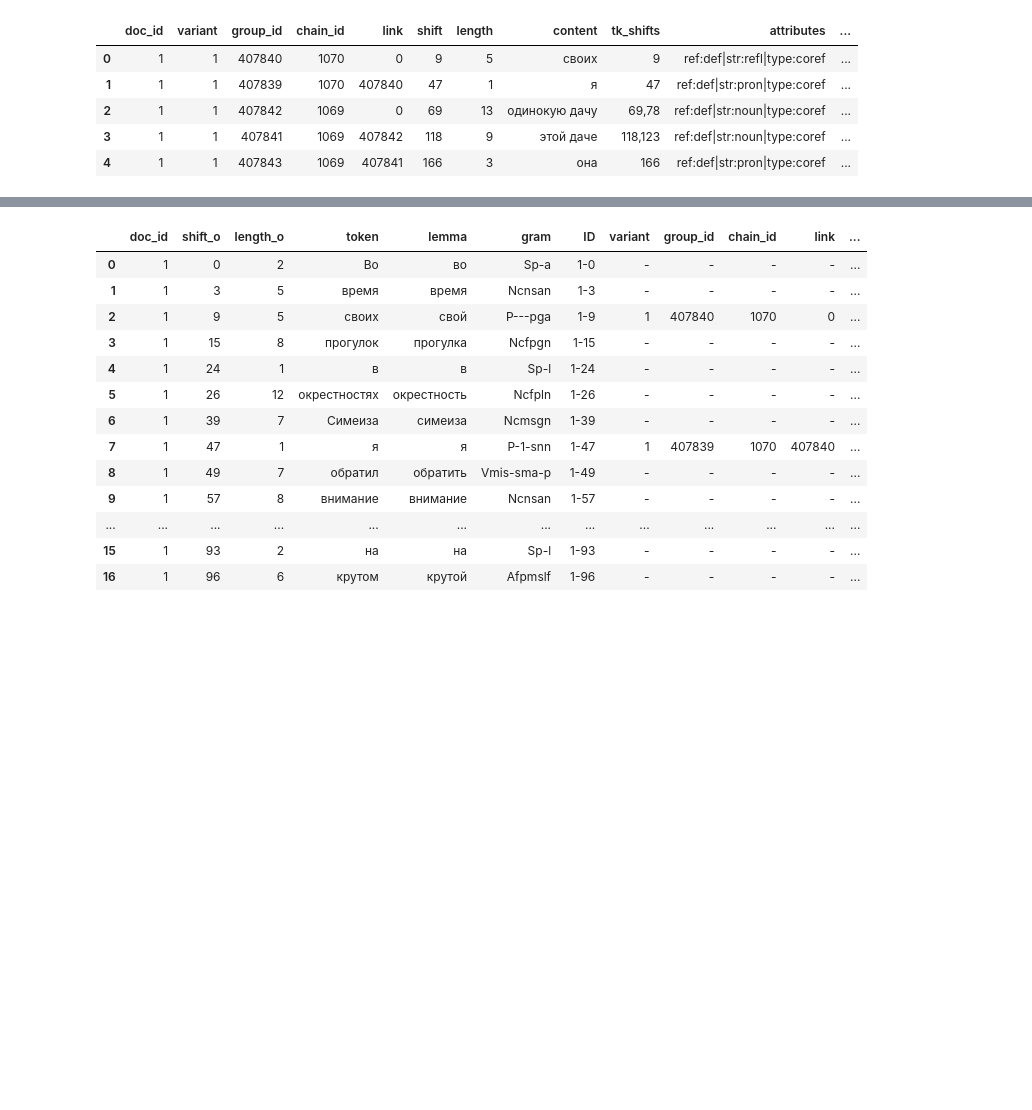
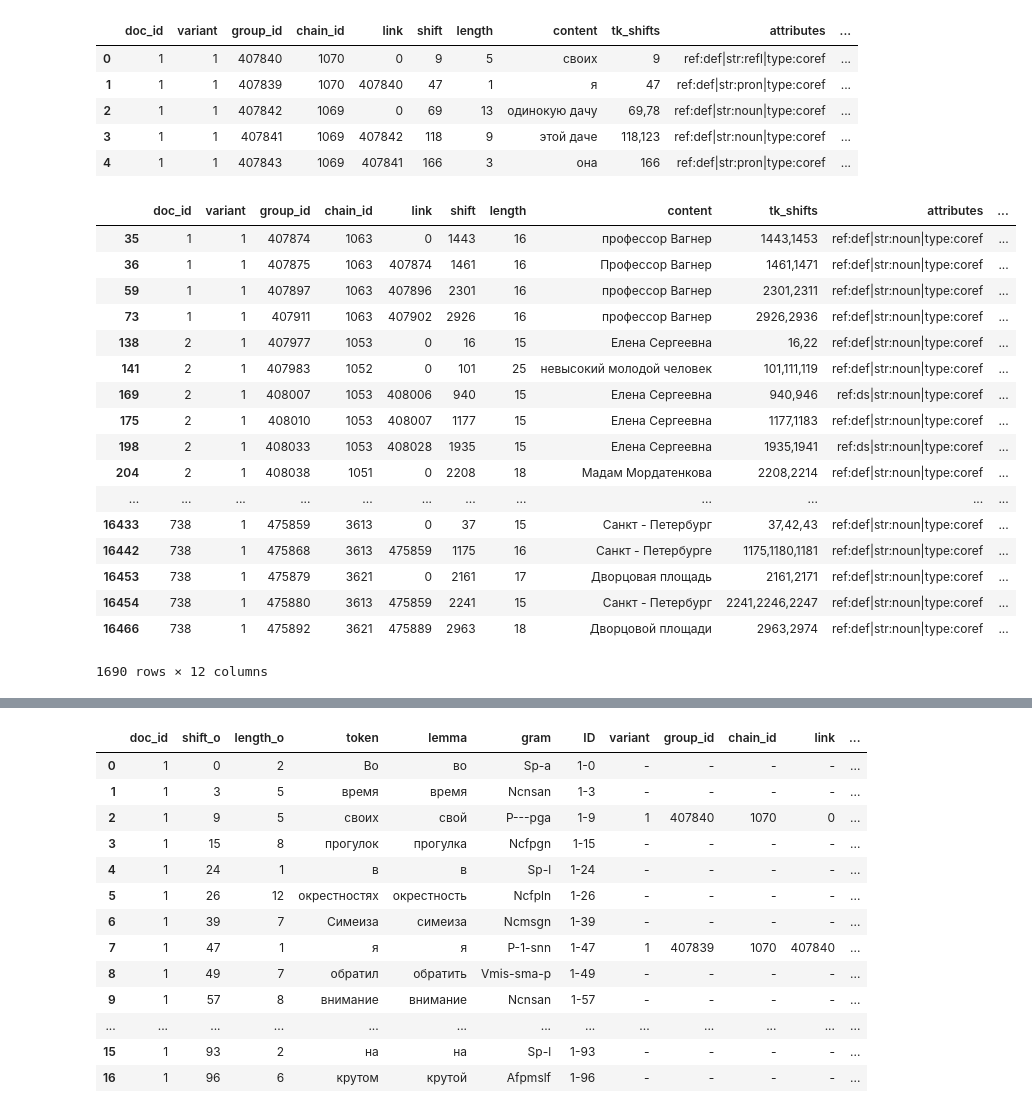
Before and after one commit to TovarischSukhov/anaphora_resolution, a Jupyter notebook: data_manupulation_1.ipynb, the cells around one changed output, grey strips where cells are left out. Cells and saved outputs as stored; diff of their text form; code cells hidden in the pictures; blank space fills up the shorter version.

```diff
--- a/data_manupulation_1.ipynb
+++ b/data_manupulation_1.ipynb
@@ -39,5 +39,26 @@ coreference.head()
 | 2 | 1 | 1 | 407842 | 1069 | 0 | 69 | 13 | одинокую дачу | 69,78 | ref:def|str:noun|type:coref | ... |
 | 3 | 1 | 1 | 407841 | 1069 | 407842 | 118 | 9 | этой даче | 118,123 | ref:def|str:noun|type:coref | ... |
 | 4 | 1 | 1 | 407843 | 1069 | 407841 | 166 | 3 | она | 166 | ref:def|str:pron|type:coref | ... |
+# %%
+coreference.loc[[len(str(cor).split(','))>1 for cor in coreference['hd_shifts']]]
+# %% [output]
+|  | doc_id | variant | group_id | chain_id | link | shift | length | content | tk_shifts | attributes | ... |
+| 35 | 1 | 1 | 407874 | 1063 | 0 | 1443 | 16 | профессор Вагнер | 1443,1453 | ref:def|str:noun|type:coref | ... |
+| 36 | 1 | 1 | 407875 | 1063 | 407874 | 1461 | 16 | Профессор Вагнер | 1461,1471 | ref:def|str:noun|type:coref | ... |
+| 59 | 1 | 1 | 407897 | 1063 | 407896 | 2301 | 16 | профессор Вагнер | 2301,2311 | ref:def|str:noun|type:coref | ... |
+| 73 | 1 | 1 | 407911 | 1063 | 407902 | 2926 | 16 | профессор Вагнер | 2926,2936 | ref:def|str:noun|type:coref | ... |
+| 138 | 2 | 1 | 407977 | 1053 | 0 | 16 | 15 | Елена Сергеевна | 16,22 | ref:def|str:noun|type:coref | ... |
+| 141 | 2 | 1 | 407983 | 1052 | 0 | 101 | 25 | невысокий молодой человек | 101,111,119 | ref:def|str:noun|type:coref | ... |
+| 169 | 2 | 1 | 408007 | 1053 | 408006 | 940 | 15 | Елена Сергеевна | 940,946 | ref:ds|str:noun|type:coref | ... |
+| 175 | 2 | 1 | 408010 | 1053 | 408007 | 1177 | 15 | Елена Сергеевна | 1177,1183 | ref:def|str:noun|type:coref | ... |
+| 198 | 2 | 1 | 408033 | 1053 | 408028 | 1935 | 15 | Елена Сергеевна | 1935,1941 | ref:ds|str:noun|type:coref | ... |
+| 204 | 2 | 1 | 408038 | 1051 | 0 | 2208 | 18 | Мадам Мордатенкова | 2208,2214 | ref:def|str:noun|type:coref | ... |
+| ... | ... | ... | ... | ... | ... | ... | ... | ... | ... | ... | ... |
+| 16433 | 738 | 1 | 475859 | 3613 | 0 | 37 | 15 | Санкт - Петербург | 37,42,43 | ref:def|str:noun|type:coref | ... |
+| 16442 | 738 | 1 | 475868 | 3613 | 475859 | 1175 | 16 | Санкт - Петербурге | 1175,1180,1181 | ref:def|str:noun|type:coref | ... |
+| 16453 | 738 | 1 | 475879 | 3621 | 0 | 2161 | 17 | Дворцовая площадь | 2161,2171 | ref:def|str:noun|type:coref | ... |
+| 16454 | 738 | 1 | 475880 | 3613 | 475859 | 2241 | 15 | Санкт - Петербург | 2241,2246,2247 | ref:def|str:noun|type:coref | ... |
+| 16466 | 738 | 1 | 475892 | 3621 | 475889 | 2963 | 18 | Дворцовой площади | 2963,2974 | ref:def|str:noun|type:coref | ... |
+1690 rows × 12 columns
 # %%
 def add_coref_to_token(token_id, tokens_with_coref, coref_info, cols):
```
Also changed, not shown: parts of 4 cells of this notebook, 4 other files.
